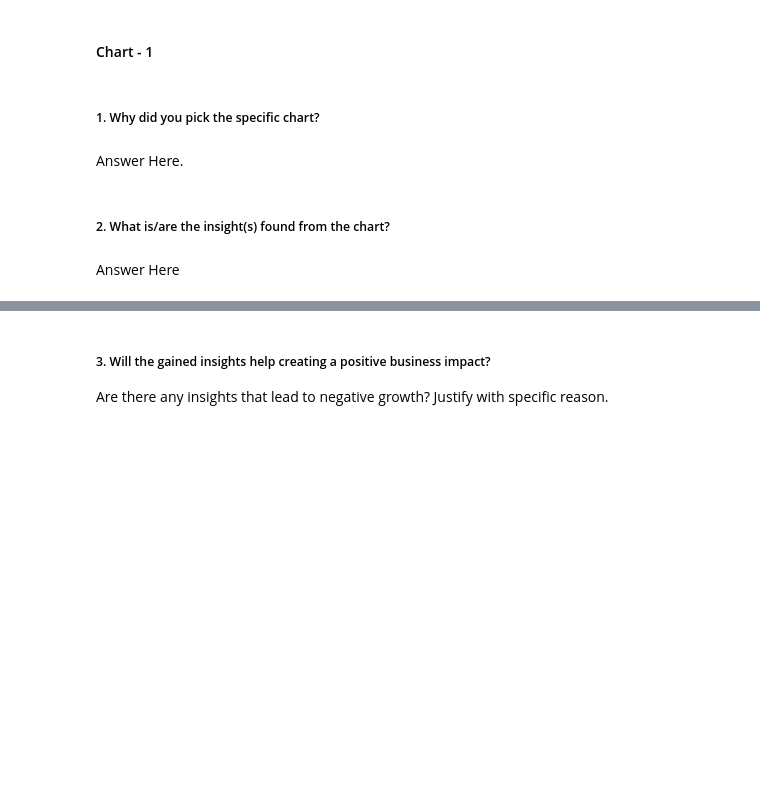
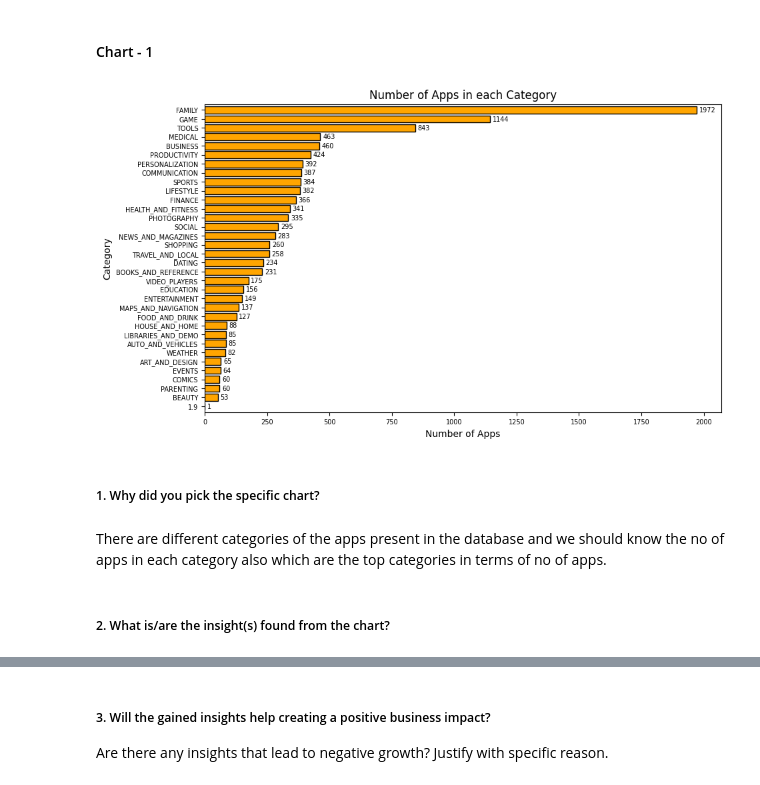
Before and after one commit to gawandegaurav60/Play-Store-Review-Analysis-EDA, a Jupyter notebook: Play_Store_App_Review_Exploratory_Data_Analysis.ipynb, the cells around one changed output, grey strips where cells are left out. Cells and saved outputs as stored; diff of their text form; code cells hidden in the pictures; blank space fills up the shorter version.

```diff
--- a/Play_Store_App_Review_Exploratory_Data_Analysis.ipynb
+++ b/Play_Store_App_Review_Exploratory_Data_Analysis.ipynb
@@ -327,0 +494,2 @@ Answer Here
+# %%
+ps_df['Reviews'] = ps_df['Reviews'].astype(int)
@@ -327,0 +590,6 @@ Answer Here
+# %%
+# as there multiple genres for some apps
+# so converting the single string of genre value to list of multiple genres
+
+ps_df['Genres'] = ps_df['Genres'].apply(lambda x: x.split(";"))
+ps_df.head()
@@ -327,0 +603,14 @@ Answer Here
+# %%
+# converting the data type of "Last Updated" column as it should be date
+from datetime import datetime
+from dateutil.parser import parse
+
+def parse_date(date_str):
+    try:
+        return parse(date_str)
+    except ValueError:
+        return None
+
+ps_df['Last Updated'] = ps_df['Last Updated'].apply(parse_date)
+
+ps_df.head()
@@ -338,8 +632,22 @@ Answer Here.
+# %%
+# Chart - 1 visualization code
+
+ax = ps_df['Category'].value_counts().sort_values(ascending=True).plot.barh(width=0.8, color='orange', edgecolor='black', fontsize=7, figsize=(10, 6))
+
+# Add count values on the bars
+for i, v in enumerate(ps_df['Category'].value_counts().sort_values(ascending=True)):
+    ax.text(v + 10, i, str(v), color='black', va='center', fontsize=7)
+
+plt.title('Number of Apps in each Category', fontsize=12)
+plt.ylabel('Category')
+plt.xlabel('Number of Apps')
+
+plt.show()
+# %% [output]
+[figure, added]
 # %% [markdown]
 ##### 1. Why did you pick the specific chart?
-# %% [markdown]
-Answer Here.
+# %% [markdown]
+There are different categories of the apps present in the database and we should know the no of apps in each category also which are the top categories in terms of no of apps.
 # %% [markdown]
 ##### 2. What is/are the insight(s) found from the chart?
-# %% [markdown]
-Answer Here
```
Also changed, not shown: parts of 29 cells of this notebook.
